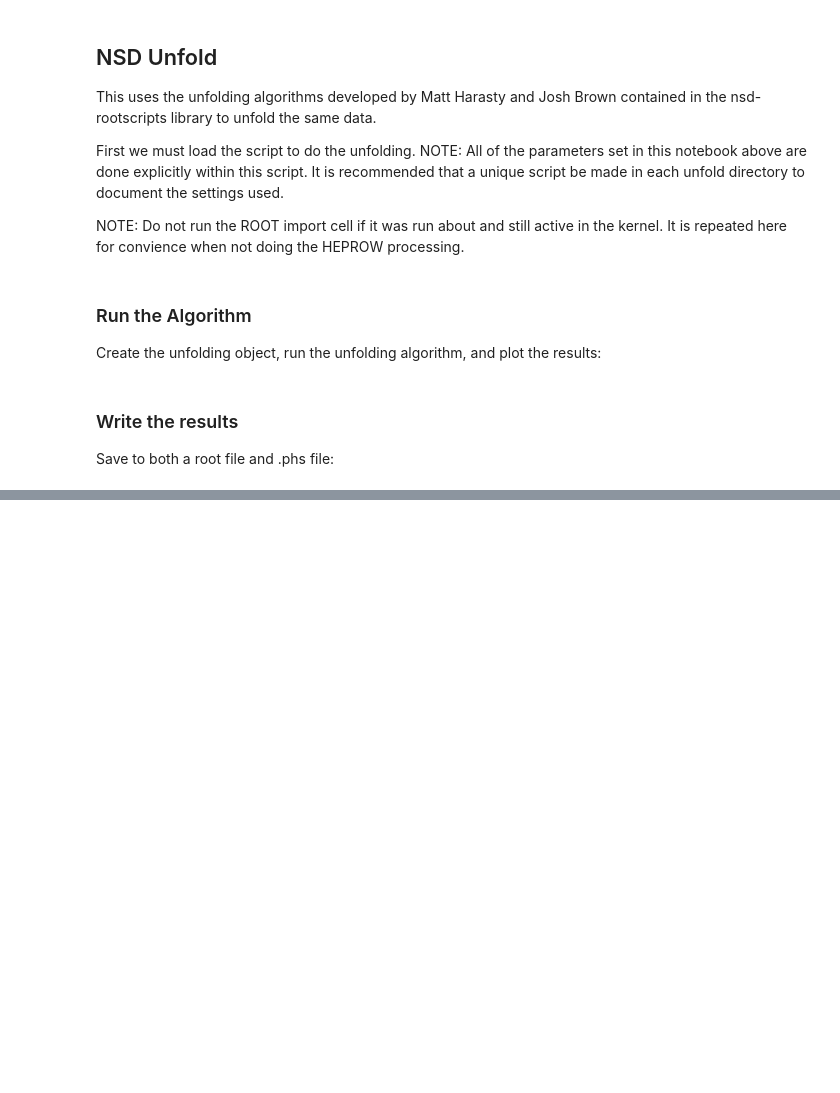
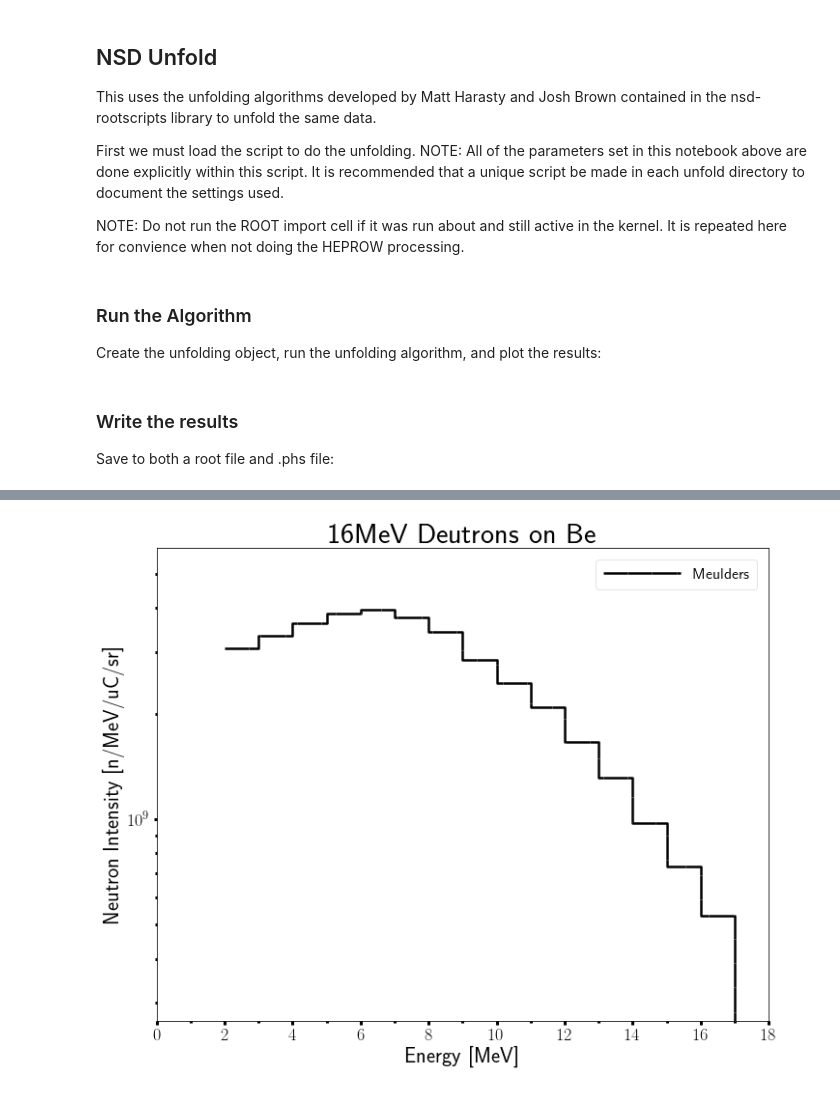
Before and after one commit to 2lambda123/88_Data, a Jupyter notebook: Experiments/PHS/16MeVBe/16MeVBeUnfoldLog_HalfMeV.ipynb, the cells around one changed output, grey strips where cells are left out. Cells and saved outputs as stored; diff of their text form; code cells hidden in the pictures; blank space fills up the shorter version.

Commit message:
Updated 0.5 MeV unfold of 16 MeV D on Be. Still missing attenuation correction

```diff
--- a/Experiments/PHS/16MeVBe/16MeVBeUnfoldLog_HalfMeV.ipynb
+++ b/Experiments/PHS/16MeVBe/16MeVBeUnfoldLog_HalfMeV.ipynb
@@ -196,0 +271,26 @@ gROOT.ProcessLine('writer.Th1ToAscii(outputHisto, "/home/pyne-user/Dropbox/UCB/R
+# %%
+# HEPROW Inputs:
+heprowPath = "/home/pyne-user/Dropbox/UCB/Research/ETAs/88Inch/Data/Experiments/PHS/16MeVBe/Unfold/HEPROW/"
+
+heprowName = "mik_50.gru"
+unfanaName = "unf_50.gru"
+gravelName = "grv_out_50.flu"
+faltwPHSName = "faltw_50.phs"
+measPHSName = "Inputs/histo3_stat_100_phs_01.phs"
+mtxName = "MIEKE_50.MTX"
+heprowBinBounds = "low"
+
+# Meulders - 16 MeV d on Be
+meuldersPath="/home/pyne-user/Dropbox/UCB/Research/ETAs/88Inch/Data/Experiments/PHS/16MeVBe/Unfold/"
+
+meuldersName="Meulders_50.txt"
+meuldersBinBounds="mid"
+
+# Lone
+lonePath="/home/pyne-user/Dropbox/UCB/Research/ETAs/88Inch/Data/Experiments/PHS/16MeVBe/Unfold/"
+
+loneName="Lone_50.txt"
+loneBinBounds="low"
+
+# Output
+outPath="/home/pyne-user/Dropbox/UCB/Research/ETAs/88Inch/Data/Experiments/PHS/16MeVBe/Unfold/"
@@ -196,0 +409,21 @@ gROOT.ProcessLine('writer.Th1ToAscii(outputHisto, "/home/pyne-user/Dropbox/UCB/R
+# %%
+# Read in Meulders data and normalize
+meuldersData = pd.read_table(meuldersPath+meuldersName, delim_whitespace=True,
+                             names=['midE', 'absFlux'])
+meuldersData['absFlux'] = bin_differentiation(meuldersData['midE'],meuldersData['absFlux'],
+                                             edgeLoc="mid")
+meuldersData['pdfFlux'] = normAUBC(meuldersData['absFlux'])
+
+# Build pdf histogram object
+meuldersHisto=Histogram()
+meuldersHisto.build_histo(meuldersData['midE'].tolist(), meuldersData['pdfFlux'].tolist(),
+                         edgeLoc=meuldersBinBounds, name='Meulders')
+
+# Build norm histogram object
+meuldersNormHisto=Histogram()
+meuldersNormHisto.build_histo(meuldersData['midE'].tolist(), meuldersData['absFlux'].tolist(),
+                         edgeLoc=meuldersBinBounds, name='Meulders')
+meuldersNormHisto.plot(logY=True, title='16MeV Deutrons on Be', xLabel='Energy [MeV]',
+                 yLabel='Neutron Intensity [n/MeV/uC/sr]')
+# %% [output]
+[figure, added]
```
Also changed, not shown: parts of 40 cells of this notebook, 29 other files.
